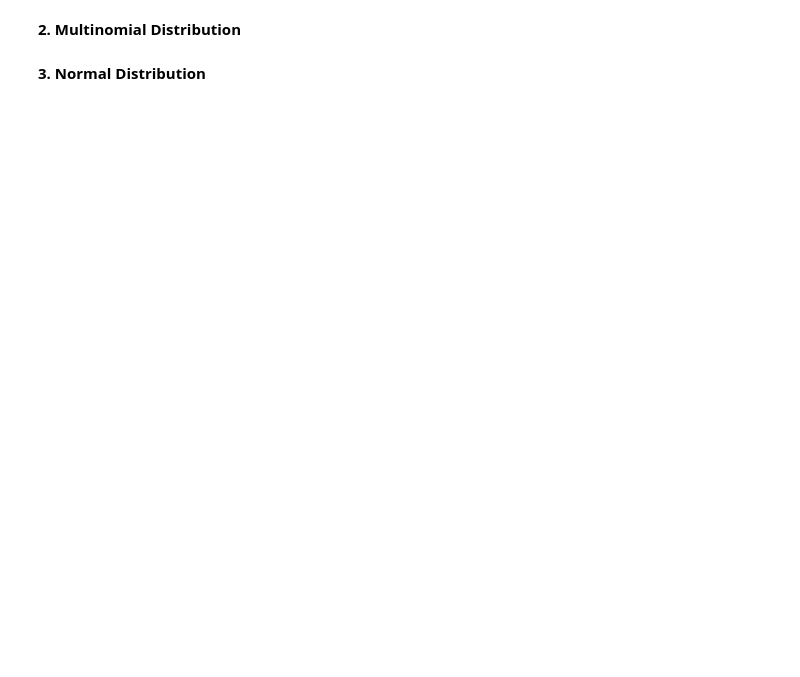
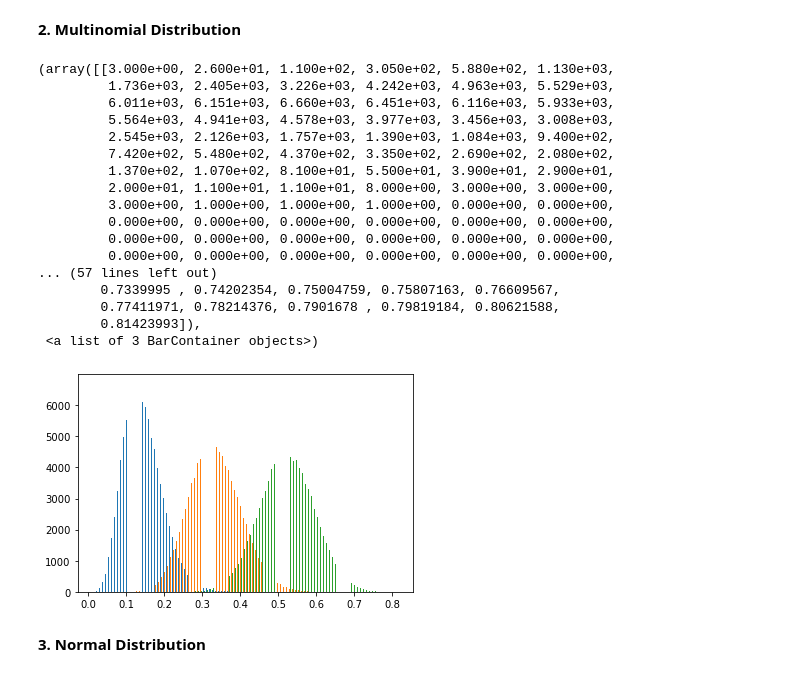
Before and after one commit to JTohall/Fundamentals_of_DataAnalysis, a Jupyter notebook: Practicals/2. Randomness.ipynb, the cells around one changed output. Drawn from its saved outputs; the diff is of its cells as text; code cells hidden in the pictures; blank space fills up the shorter version.

```diff
--- a/Practicals/2. Randomness.ipynb
+++ b/Practicals/2. Randomness.ipynb
@@ -124,5 +155,32 @@ import matplotlib.pyplot as plt
 # %% [markdown]
 **2. Multinomial Distribution**
+# %%
+rng = np.random.default_rng(0)
+
+samples = rng.dirichlet((7, 16, 25), size = 100000)
+
+fig, ax = plt.subplots()
+
+ax.hist(samples, bins=100)
+# %% [output]
+(array([[3.000e+00, 2.600e+01, 1.100e+02, 3.050e+02, 5.880e+02, 1.130e+03,
+         1.736e+03, 2.405e+03, 3.226e+03, 4.242e+03, 4.963e+03, 5.529e+03,
+         6.011e+03, 6.151e+03, 6.660e+03, 6.451e+03, 6.116e+03, 5.933e+03,
+         5.564e+03, 4.941e+03, 4.578e+03, 3.977e+03, 3.456e+03, 3.008e+03,
+         2.545e+03, 2.126e+03, 1.757e+03, 1.390e+03, 1.084e+03, 9.400e+02,
+         7.420e+02, 5.480e+02, 4.370e+02, 3.350e+02, 2.690e+02, 2.080e+02,
+         1.370e+02, 1.070e+02, 8.100e+01, 5.500e+01, 3.900e+01, 2.900e+01,
+         2.000e+01, 1.100e+01, 1.100e+01, 8.000e+00, 3.000e+00, 3.000e+00,
+         3.000e+00, 1.000e+00, 1.000e+00, 1.000e+00, 0.000e+00, 0.000e+00,
+         0.000e+00, 0.000e+00, 0.000e+00, 0.000e+00, 0.000e+00, 0.000e+00,
+         0.000e+00, 0.000e+00, 0.000e+00, 0.000e+00, 0.000e+00, 0.000e+00,
+         0.000e+00, 0.000e+00, 0.000e+00, 0.000e+00, 0.000e+00, 0.000e+00,
+... (57 lines left out)
+        0.7339995 , 0.74202354, 0.75004759, 0.75807163, 0.76609567,
+        0.77411971, 0.78214376, 0.7901678 , 0.79819184, 0.80621588,
+        0.81423993]),
+ <a list of 3 BarContainer objects>)
+[figure, added]
 # %% [markdown]
 **3. Normal Distribution**
 # %%
```
Also changed, not shown: parts of 3 cells of this notebook.
